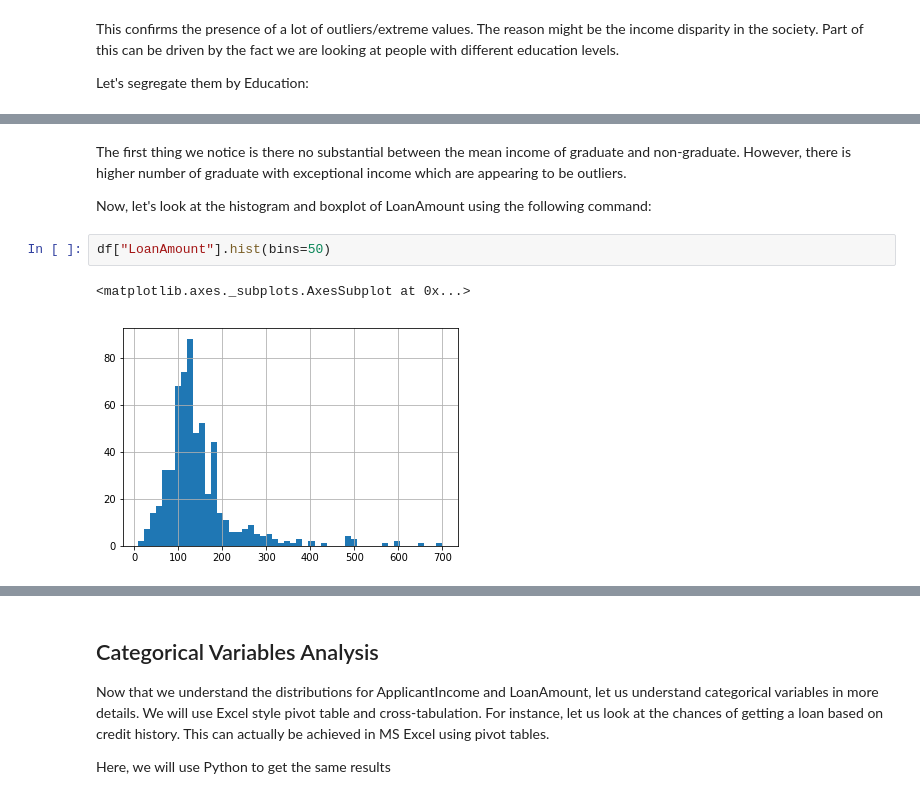
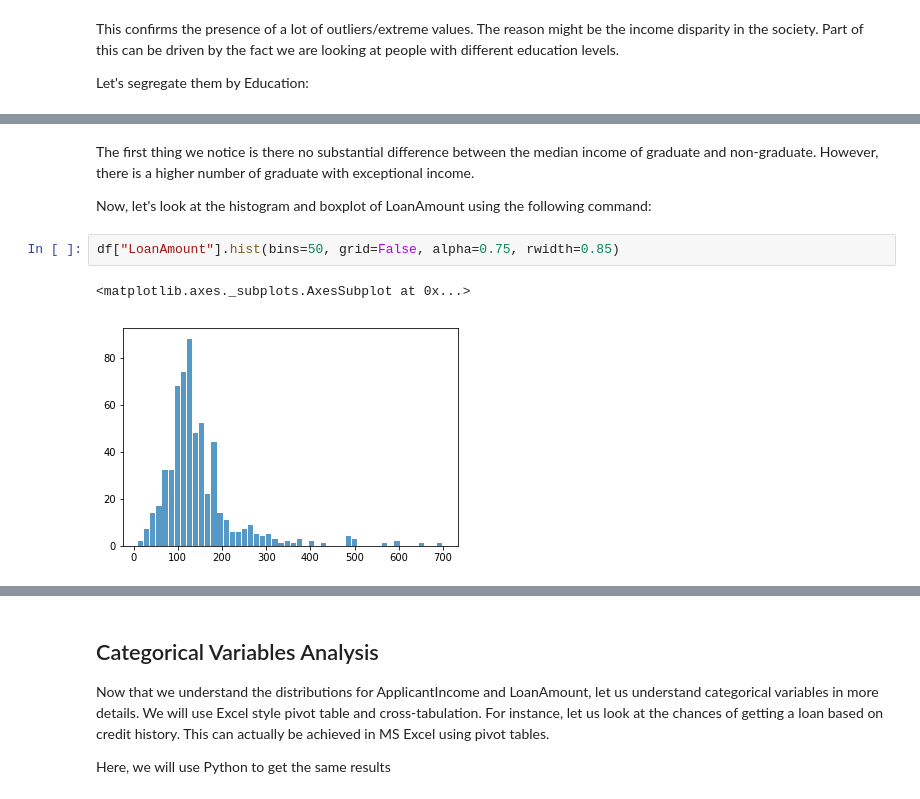
Before and after one commit to ericdasse28/loan-prediction, a Jupyter notebook: Automated Loan Prediction.ipynb, the cells around one changed output, grey strips where cells are left out. Saved outputs shown, nothing was run; the diff lists cells and outputs as text.

```diff
--- a/Automated Loan Prediction.ipynb
+++ b/Automated Loan Prediction.ipynb
@@ -90,9 +91,9 @@ df.boxplot(column="ApplicantIncome", by="Education")
 # %% [markdown]
-The first thing we notice is there no substantial between the mean income of graduate and non-graduate. However, there is higher number of graduate with exceptional income which are appearing to be outliers.
+The first thing we notice is there no substantial difference between the median income of graduate and non-graduate. However, there is a higher number of graduate with exceptional income.
 
 Now, let's look at the histogram and boxplot of LoanAmount using the following command:
 # %%
-df["LoanAmount"].hist(bins=50)
+df["LoanAmount"].hist(bins=50, grid=False, alpha=0.75, rwidth=0.85)
 # %% [output]
 <matplotlib.axes._subplots.AxesSubplot at 0x...>
-[figure, old version]
+[figure, new version]
```
Also changed, not shown: parts of 14 cells of this notebook.
